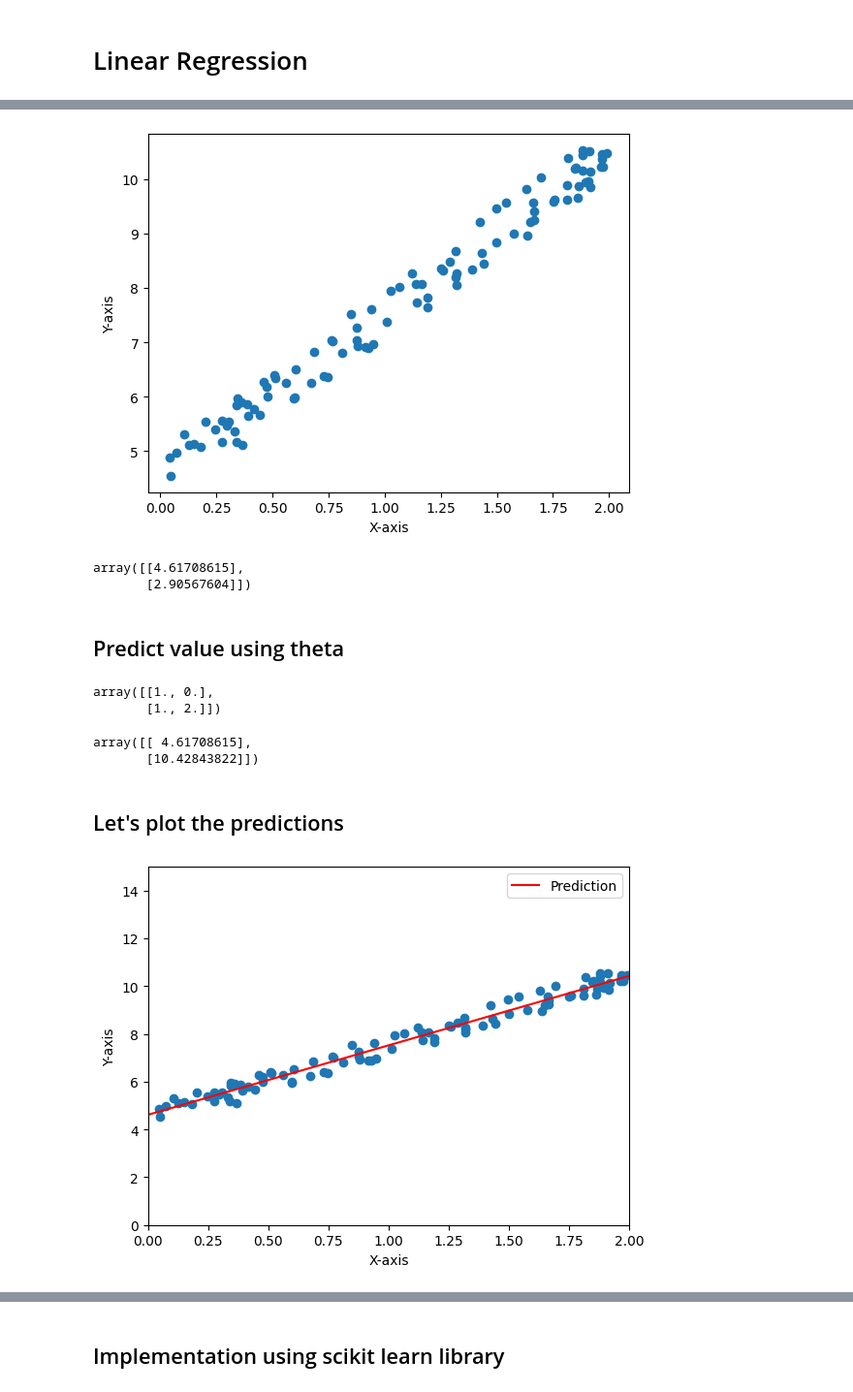
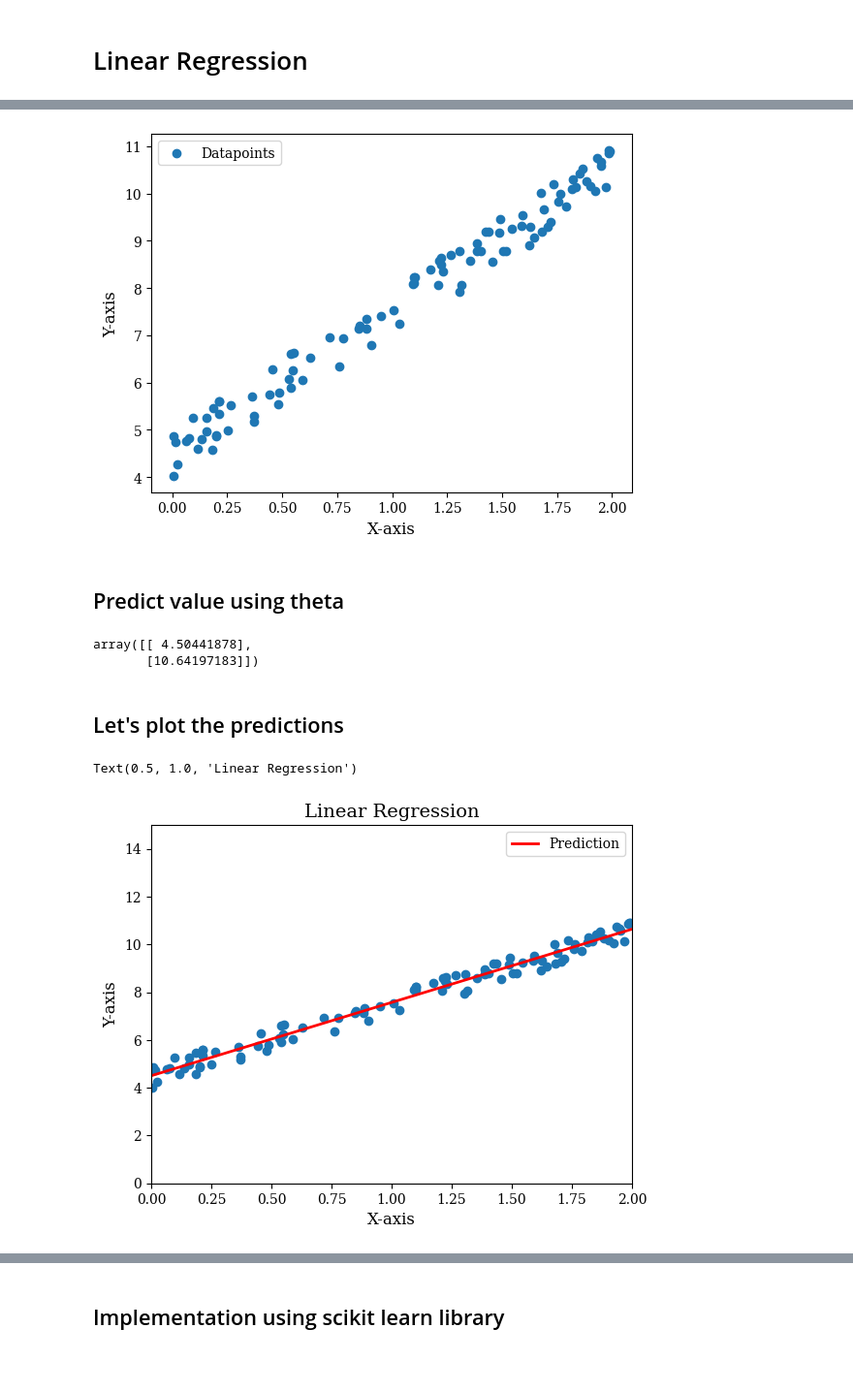
Before and after one commit to rohit-kamble1/Machine_Learning, a Jupyter notebook: ML-Algorithms/linearRegression.ipynb, the cells around one changed output, grey strips where cells are left out. Shown: that part at 97% size. Cells and saved outputs as stored; diff of their text form; code cells hidden in the pictures; blank space fills up the shorter version.

```diff
--- a/ML-Algorithms/linearRegression.ipynb
+++ b/ML-Algorithms/linearRegression.ipynb
@@ -9,50 +22,43 @@ import matplotlib.pyplot as plt     #for data visualization
 # %%
-#Generate sample data using numpy random function
-m = 100   # Sample size
-x = 2*np.random.rand(m,1)           #generate sample data for x
-y = 4 + 3*x + np.random.rand(m, 1)  #generate sample data for y
+sample_size = 100                             # Sample size
+x = 2*np.random.rand(sample_size,1)           #generate sample data for x
+y = 4 + 3*x + np.random.rand(sample_size, 1)  #generate sample data for y
 # %%
 #plot point using scatter plot
-plt.scatter(x, y)
+plt.scatter(x, y, label = 'Datapoints')
 plt.xlabel('X-axis')
 plt.ylabel('Y-axis')
+plt.legend()
 plt.show()
 # %% [output]
-[figure, old version]
+[figure, new version]
 # %%
 #Adding bias to each term i.e. x0 = 1
-xb = np.c_[np.ones((100, 1)), x]
+x_b = np.c_[np.ones((sample_size, 1)), x]
 # %%
-best_theta = np.linalg.inv((xb.T).dot(xb)).dot(xb.T).dot(y)  #Using noraml equation calculate theta_value that minimize the error.
-best_theta
+best_theta = np.linalg.inv((x_b.T).dot(x_b)).dot(x_b.T).dot(y)  #Using noraml equation calculate theta_value that minimize the error.
-# %% [output]
-array([[4.61708615],
-       [2.90567604]])
 # %% [markdown]
 ## Predict value using theta
 # %%
 x_new = np.array([[0], [2]])            #generate numpy array of x_new
-x_new_b = np.c_[np.ones((2, 1)), x_new] #adding bias x0 = 0 at x_new array
-x_new_b
+x_new_b = np.c_[np.ones((x_new.shape[0], 1)), x_new] #adding bias x0 = 0 at x_new array
-# %% [output]
-array([[1., 0.],
-       [1., 2.]])
 # %%
 y_predict = x_new_b.dot(best_theta)    #predict value using best_theta
 y_predict
 # %% [output]
-array([[ 4.61708615],
-       [10.42843822]])
+array([[ 4.50441878],
+       [10.64197183]])
 # %% [markdown]
 ## Let's plot the  predictions
 # %%
 #plot prediction using matplotlib.pyplot library
-plt.plot(x_new, y_predict, "r-")
-plt.scatter(x, y)
-plt.axis([0,2,0,15])         #define range for x-axis and y-axis
-plt.xlabel('X-axis')
-plt.ylabel('Y-axis')
-plt.legend(['Prediction'])
-plt.show()
+plt.plot(x_new, y_predict, 'r-')       #plot prdiction against input value x
+plt.scatter(x, y)                      #plot scatter of input value
+plt.axis([0,2,0,15])                   #define range for x-axis and y-axis
+plt.xlabel('X-axis')                   #define x-axis name
+plt.ylabel('Y-axis')                   #define y-axis name
+plt.legend(['Prediction'])             #define prediction
+plt.title('Linear Regression')         #define title of graph
 # %% [output]
+Text(0.5, 1.0, 'Linear Regression')
-[figure, old version]
+[figure, new version]
```
Also changed, not shown: parts of 7 cells of this notebook, 7 other files.
